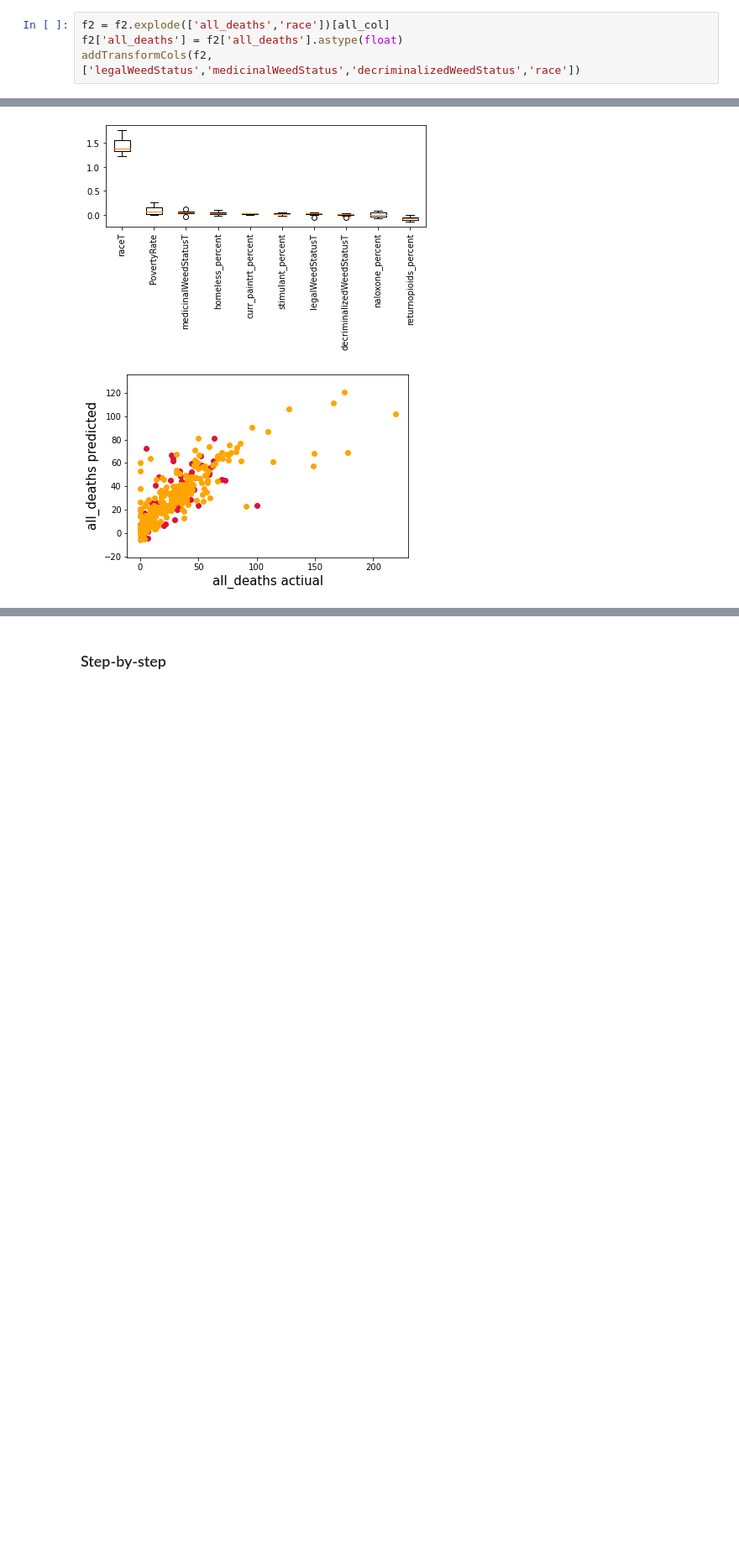
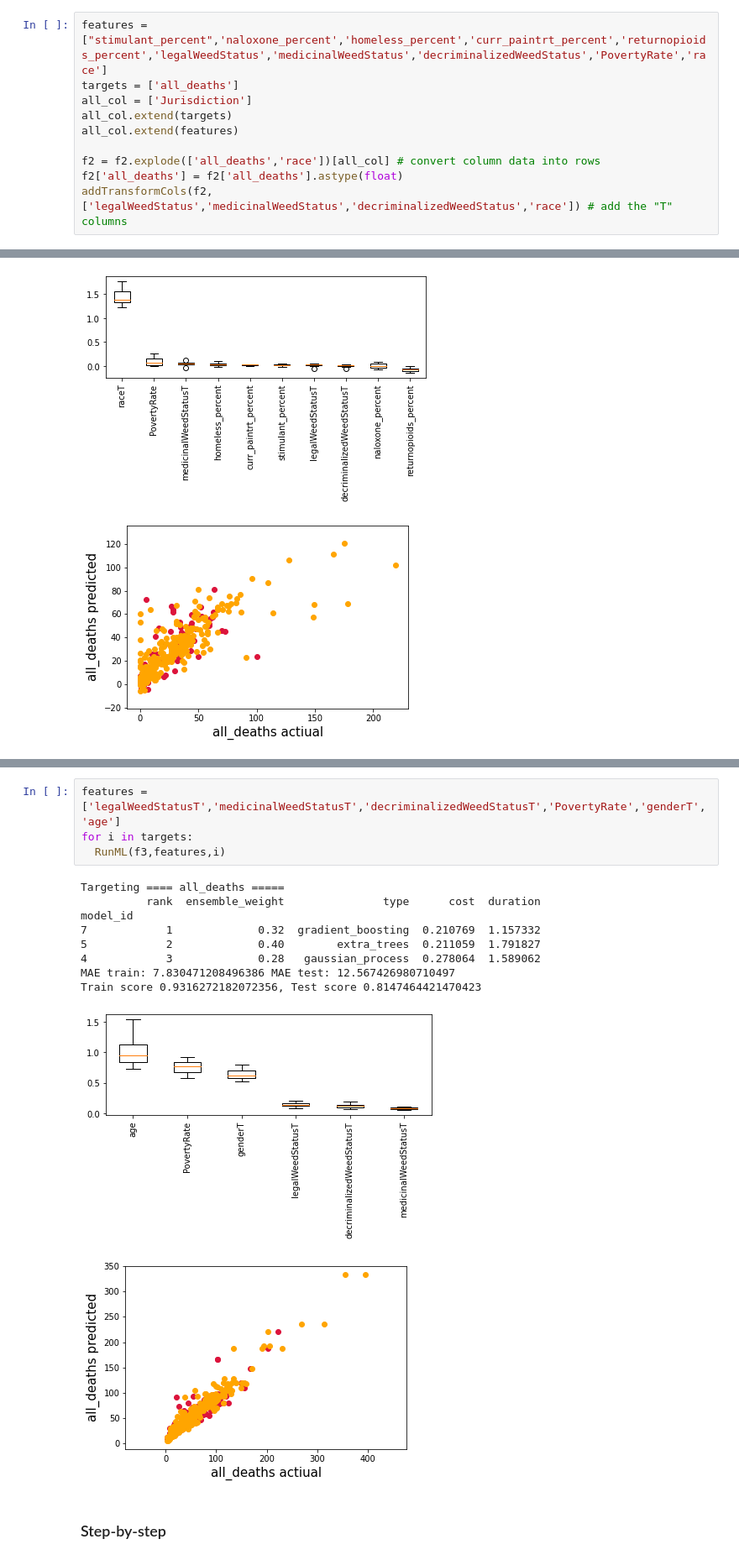
Before and after one commit to darrentweng/ModelTheFuture23, a Jupyter notebook: Model_the_Future_Overdose.ipynb, the cells around one changed output, grey strips where cells are left out. Shown at 84% size. Cells and saved outputs as stored; diff of their text form; blank space fills up the shorter version.

```diff
--- a/Model_the_Future_Overdose.ipynb
+++ b/Model_the_Future_Overdose.ipynb
@@ -243,7 +235,13 @@ all_col.extend(features)
 # %%
-f2 = f2.explode(['all_deaths','race'])[all_col]
+features = ["stimulant_percent",'naloxone_percent','homeless_percent','curr_paintrt_percent','returnopioids_percent','legalWeedStatus','medicinalWeedStatus','decriminalizedWeedStatus','PovertyRate','race']
+targets = ['all_deaths']
+all_col = ['Jurisdiction']
+all_col.extend(targets)
+all_col.extend(features)
+
+f2 = f2.explode(['all_deaths','race'])[all_col] # convert column data into rows
 f2['all_deaths'] = f2['all_deaths'].astype(float)
-addTransformCols(f2,['legalWeedStatus','medicinalWeedStatus','decriminalizedWeedStatus','race'])
+addTransformCols(f2,['legalWeedStatus','medicinalWeedStatus','decriminalizedWeedStatus','race']) # add the "T" columns
 # %%
 sns.pairplot(f2, x_vars=features, y_vars=targets)
 # %% [output]
@@ -282,3 +311,18 @@ Train score 0.6860799139133136, Test score 0.47793839983819375
+# %%
+features = ['legalWeedStatusT','medicinalWeedStatusT','decriminalizedWeedStatusT','PovertyRate','genderT','age']
+for i in targets:
+  RunML(f3,features,i)
+# %% [output]
+Targeting ==== all_deaths =====
+          rank  ensemble_weight               type      cost  duration
+model_id
+7            1             0.32  gradient_boosting  0.210769  1.157332
+5            2             0.40        extra_trees  0.211059  1.791827
+4            3             0.28   gaussian_process  0.278064  1.589062
+MAE train: 7.830471208496386 MAE test: 12.567426980710497
+Train score 0.9316272182072356, Test score 0.8147464421470423
+[figure, added]
+[figure, added]
 # %% [markdown]
 ### Step-by-step
 # %%
```
Also changed, not shown: parts of 8 cells of this notebook.
